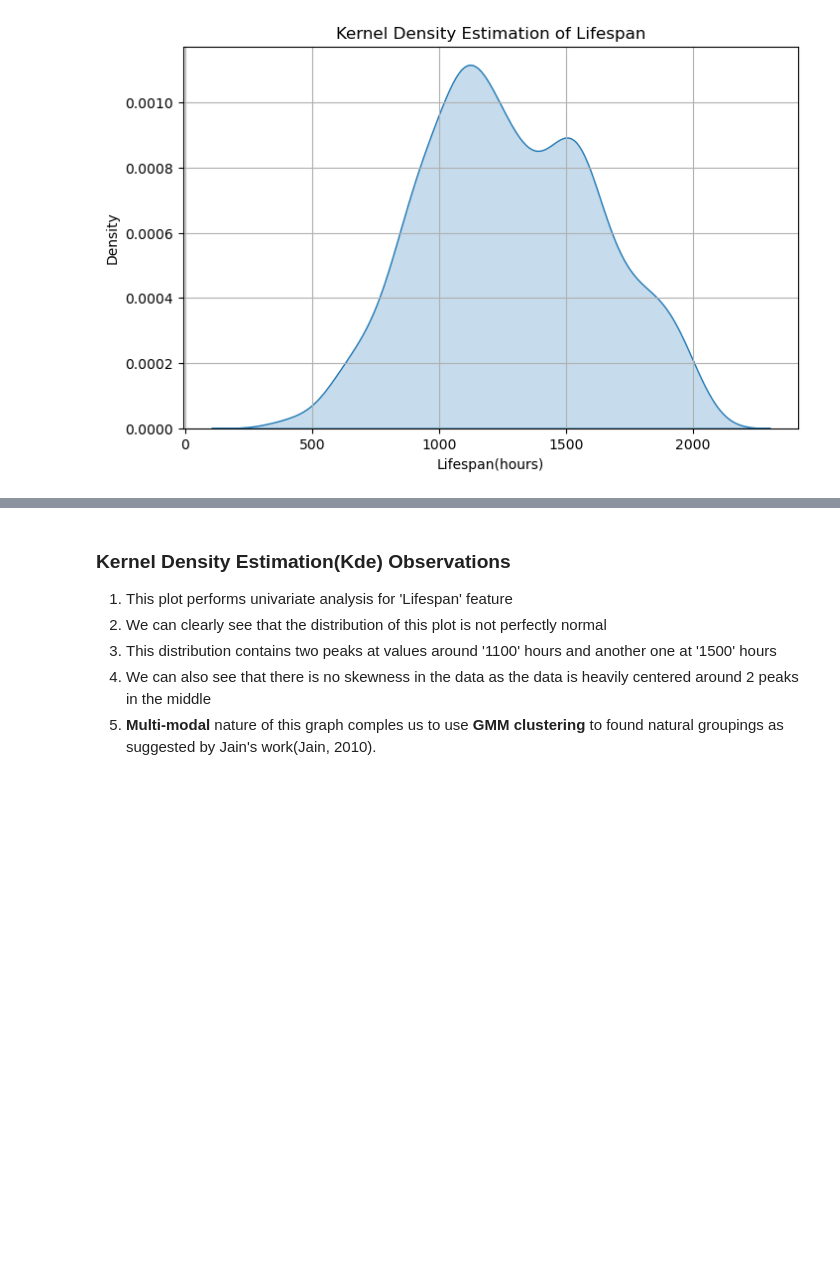
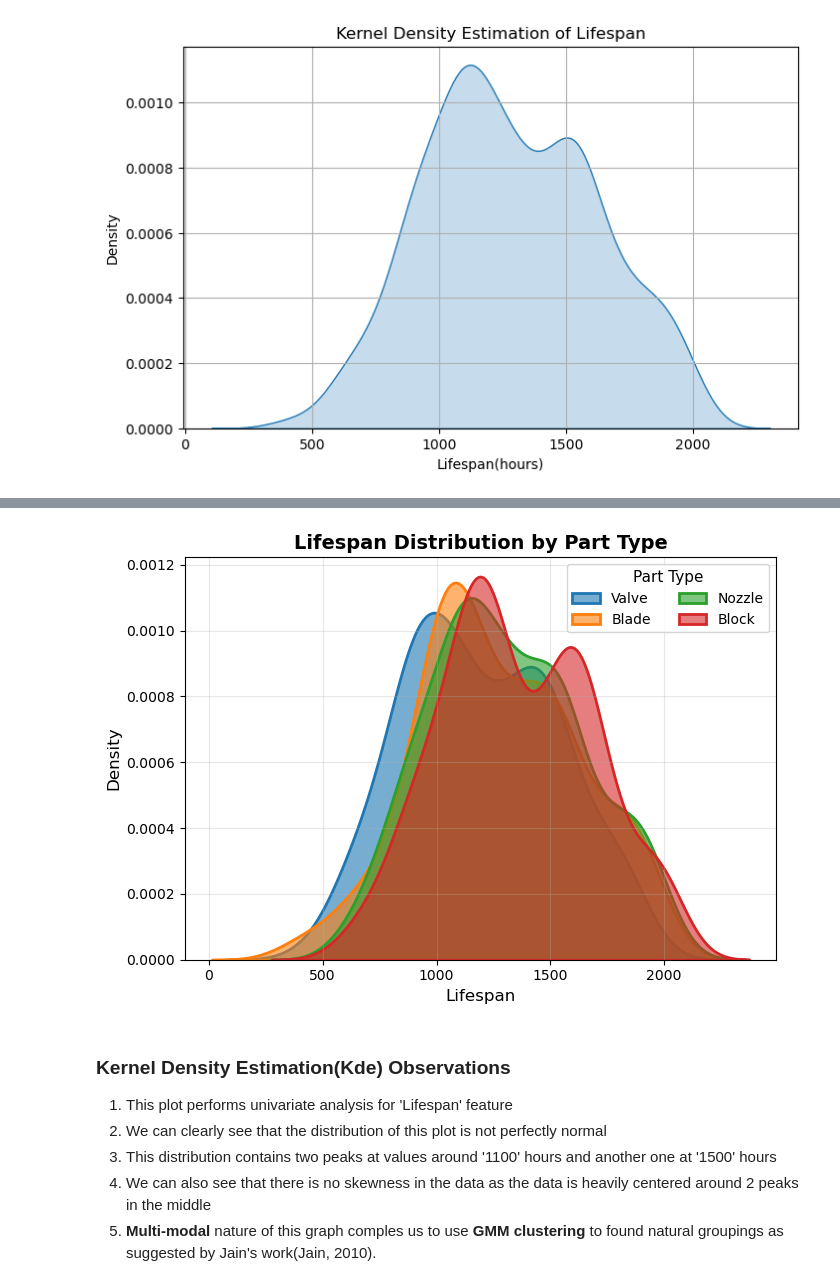
Before and after one commit to Ahmadbader17/COMP1801_ML_Coursework, a Jupyter notebook: notebooks/eda.ipynb, the cells around one changed output, grey strips where cells are left out. Cells and saved outputs as stored; diff of their text form; code cells hidden in the pictures; blank space fills up the shorter version.

```diff
--- a/notebooks/eda.ipynb
+++ b/notebooks/eda.ipynb
@@ -115,3 +169,26 @@ plt.show()
+# %%
+import matplotlib.pyplot as plt
+import seaborn as sns
+
+fig, ax = plt.subplots(figsize=(7, 5))
+
+# Using seaborn's kdeplot for a cleaner look with filled areas
+for category in df['partType'].unique():
+    subset = df[df['partType'] == category]['Lifespan']
+    sns.kdeplot(data=df[df['partType'] == category], x='Lifespan',
+                label=category, fill=True, alpha=0.6, ax=ax, linewidth=2)
+
+ax.set_xlabel('Lifespan', fontsize=12)
+ax.set_ylabel('Density', fontsize=12)
+ax.set_title('Lifespan Distribution by Part Type', fontsize=14, fontweight='bold')
+ax.legend(title='Part Type', fontsize=10, title_fontsize=11, ncol=2)
+ax.grid(True, alpha=0.3)
+
+plt.tight_layout()
+plt.savefig("../report/figures/fig-1.11-Lifespan_Kde.png", dpi=500, bbox_inches='tight')
+plt.show()
+# %% [output]
+[figure, added]
 # %% [markdown]
 ### Kernel Density Estimation(Kde) Observations
 1. This plot performs univariate analysis for 'Lifespan' feature
```
Also changed, not shown: parts of 16 cells of this notebook, 8 other files.
